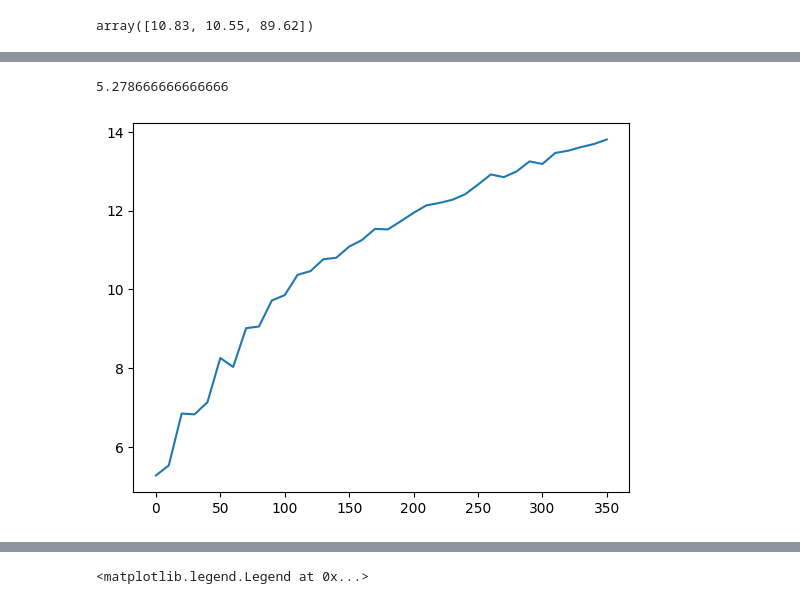
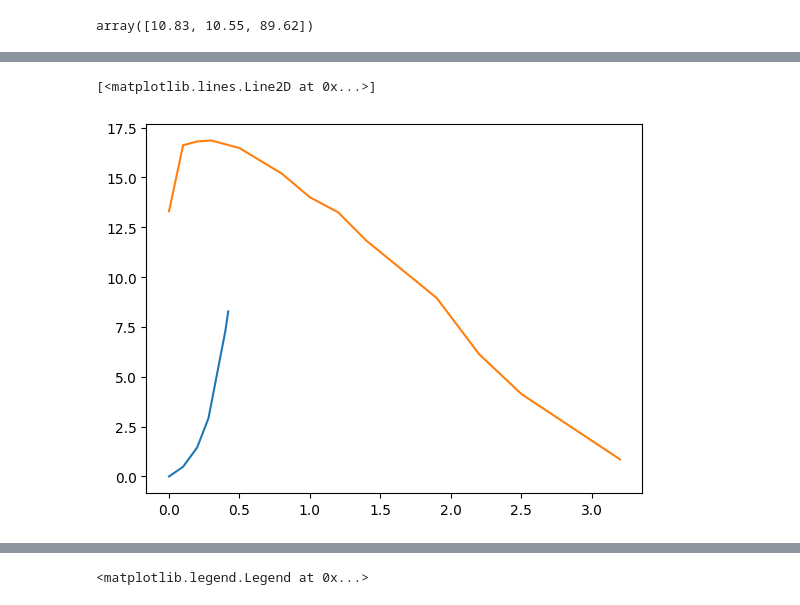
Before and after one commit to eBOlsson/Project_TKT4146, a Jupyter notebook: python/plot.ipynb, the cells around one changed output, grey strips where cells are left out. Saved outputs shown, nothing was run; the diff lists cells and outputs as text; code cells hidden in the pictures.

```diff
--- a/python/plot.ipynb
+++ b/python/plot.ipynb
@@ -95,18 +39,33 @@ plt.plot(df_for_1['Time'], total_force_2)
-# %%
-total_dis_1 = df_dis_1.iloc[:, 1::].apply(np.abs).sum(axis=1)
-total_dis_2 = df_dis_2.iloc[:, 1::].apply(np.abs).sum(axis=1)
-
-
-total_dis=total_dis_2-total_dis_1
-
-plt.plot(df_for_1['Time'], total_dis/3)
-
-# plt.plot(df_for_1['Time'], total_dis_1)
-# plt.plot(df_for_1['Time'], total_dis_2)
-total_dis[0]/3
-# %% [output]
-5.278666666666666
-[figure, removed]
+# %%
+points=[0, 0.00,
+0.10, 0.487,
+0.20, 1.461,
+0.28, 2.922,
+0.32, 4.383,
+0.36, 5.843,
+0.40, 7.304,
+0.42, 8.278]
+
+plt.plot(points[0::2],points[1::2])
+
+points_2=[0, 13.3,
+0.1, 16.61,
+0.2, 16.8,
+0.3, 16.85,
+0.5, 16.47,
+0.8, 15.19,
+1.0, 14,
+1.2, 13.25,
+1.4, 11.83,
+1.9, 8.95,
+2.2, 6.14,
+2.5, 4.14,
+3.2, 0.86]
+
+plt.plot(points_2[0::2],points_2[1::2])
+# %% [output]
+[<matplotlib.lines.Line2D at 0x...>]
+[figure, added]
 # %%
 # Replace this with your .xvg file path
 path_for = '../gromacs3/md_5_0/md_pullf.xvg'
```
Also changed, not shown: parts of 3 cells of this notebook, 8 other files.
